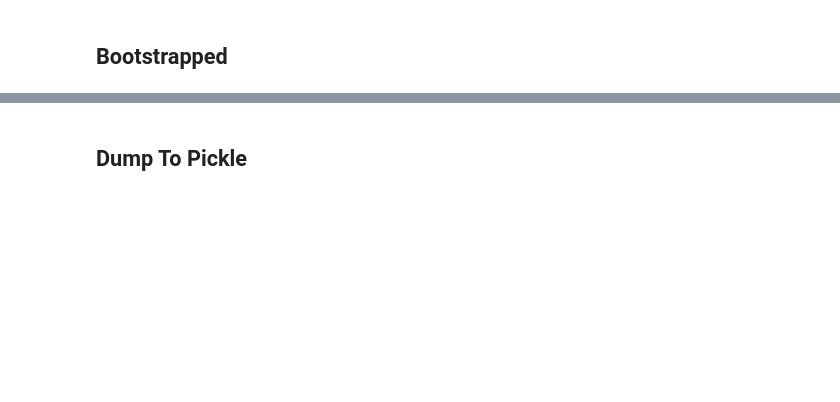
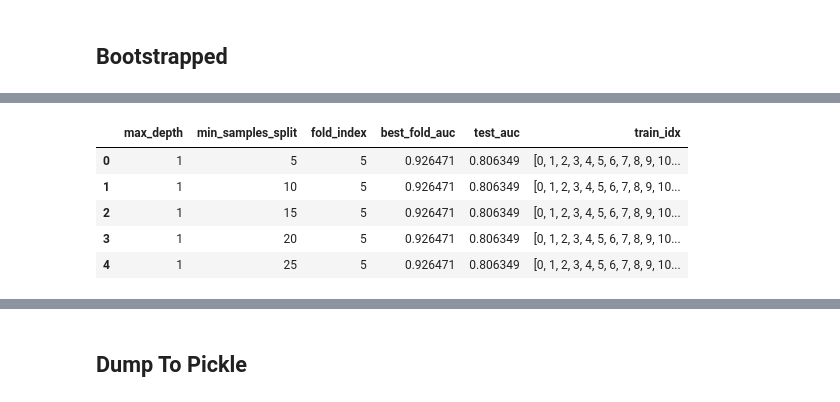
Before and after one commit to bahyhelmihp/web-crawler, a Jupyter notebook: api/datasets/Modelling-DecisionTree.ipynb, the cells around one changed output, grey strips where cells are left out. Saved outputs shown, nothing was run; the diff lists cells and outputs as text; code cells hidden in the pictures; blank space fills up the shorter version.

```diff
--- a/api/datasets/Modelling-DecisionTree.ipynb
+++ b/api/datasets/Modelling-DecisionTree.ipynb
@@ -229,0 +234,13 @@ AUC mean: 0.82
+# %%
+## Get the best fold train data to be tested on dataset B
+i = 0
+idx_train_best = []
+idx_test_best = []
+for train, test in kfold.split(X_train, y_train):
+    if i == np.argmax(cv_results):
+        idx_train_best = train
+        idx_test_best = test
+    i += 1
+# %%
+X_train_best = X_train.reset_index().iloc[idx_train_best].drop("index", axis=1)
+y_train_best = y_train.reset_index().iloc[idx_train_best].drop("index", axis=1)
@@ -229,0 +250,7 @@ AUC mean: 0.82
+# %%
+clf = model_choice.fit(X_train_best, y_train_best)
+y_best_proba = clf.predict_proba(X_test_best)
+fpr, tpr, thresholds = roc_curve(y_test_best, y_best_proba[:,1])
+auc_score = auc(fpr, tpr)
+## Check its the same as cv_results
+auc_score
@@ -229,0 +259,8 @@ AUC mean: 0.82
+# %%
+## Test the best fold to dataset B
+clf = model_choice.fit(X_train_best, y_train_best)
+y_test_proba = clf.predict_proba(X_test)
+fpr, tpr, thresholds = roc_curve(y_test, y_test_proba[:,1])
+auc_score = auc(fpr, tpr)
+## Check the AUC on dataset B
+auc_score
@@ -229,0 +353,11 @@ AUC mean: 0.82
+# %%
+df_result = pd.DataFrame({"max_depth": depths, "min_samples_split": samples_split, "fold_index": best_fold, \
+                          "best_fold_auc": best_fold_auc, "test_auc": dataset_b_auc, "train_idx": idx_train_data})
+df_result.head()
+# %% [output]
+|  | max_depth | min_samples_split | fold_index | best_fold_auc | test_auc | train_idx |
+| 0 | 1 | 5 | 5 | 0.926471 | 0.806349 | [0, 1, 2, 3, 4, 5, 6, 7, 8, 9, 10... |
+| 1 | 1 | 10 | 5 | 0.926471 | 0.806349 | [0, 1, 2, 3, 4, 5, 6, 7, 8, 9, 10... |
+| 2 | 1 | 15 | 5 | 0.926471 | 0.806349 | [0, 1, 2, 3, 4, 5, 6, 7, 8, 9, 10... |
+| 3 | 1 | 20 | 5 | 0.926471 | 0.806349 | [0, 1, 2, 3, 4, 5, 6, 7, 8, 9, 10... |
+| 4 | 1 | 25 | 5 | 0.926471 | 0.806349 | [0, 1, 2, 3, 4, 5, 6, 7, 8, 9, 10... |
```
Also changed, not shown: parts of 32 cells of this notebook.
